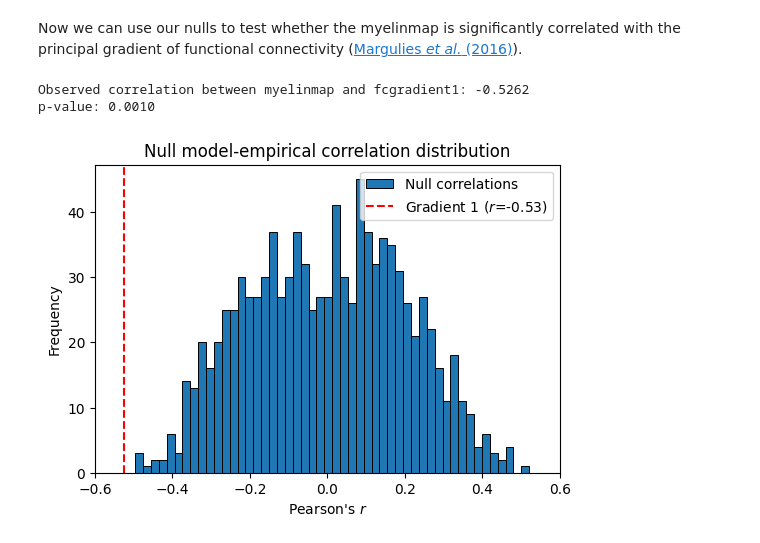
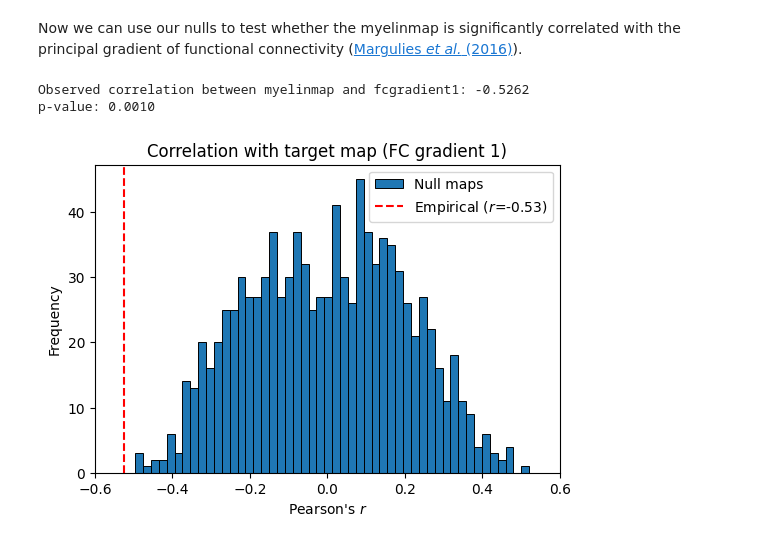
Before and after one commit to VictorBarnes/neuromodes, a Jupyter notebook: docs/tutorials/eigenstrapping.ipynb, the cells around one changed output. Drawn from its saved outputs; the diff is of its cells as text; code cells hidden in the pictures.

```diff
--- a/docs/tutorials/eigenstrapping.ipynb
+++ b/docs/tutorials/eigenstrapping.ipynb
@@ -114,27 +116,27 @@ Now we can use our nulls to test whether the myelinmap is significantly correlat
 # %%
 fcgrad = fetch_map('fcgradient1', density=density)[medmask]
 
 # Compute correlation between myelinmap and fcgradient1
 corr = np.corrcoef(myelinmap, fcgrad)[0, 1]
 
 # Compute correlation between myelinmap and nulls
 null_corrs = np.corrcoef(myelinmap, nulls, rowvar=False)[0, 1:]
 
 pvalue = (np.sum(np.abs(null_corrs) >= np.abs(corr)) + 1) / (n_nulls + 1)
 print(f"Observed correlation between myelinmap and fcgradient1: {corr:.4f}")
 print(f"p-value: {pvalue:.4f}")
 
 # Plot correlation distributions
 fig, ax_i = plt.subplots(figsize=(6, 4))
-ax_i.hist(null_corrs, bins=50, edgecolor='black', linewidth=0.7, label='Null correlations')
-ax_i.axvline(corr, color='red', linestyle='--', label=f'Gradient 1 ($r$={corr:.2f})')
-ax_i.set_title("Null model-empirical correlation distribution")
+ax_i.hist(null_corrs, bins=50, edgecolor='black', linewidth=0.7, label='Null maps')
+ax_i.axvline(corr, color='red', linestyle='--', label=f'Empirical ($r$={corr:.2f})')
+ax_i.set_title("Correlation with target map (FC gradient 1)")
 ax_i.set_xlabel("Pearson's $r$")
 ax_i.set_ylabel("Frequency")
 ax_i.set_xlim(-0.6, 0.6)
 ax_i.legend()
 plt.show()
 # %% [output]
 Observed correlation between myelinmap and fcgradient1: -0.5262
 p-value: 0.0010
-[figure, old version]
+[figure, new version]
```
Also changed, not shown: parts of 1 cell of this notebook.
